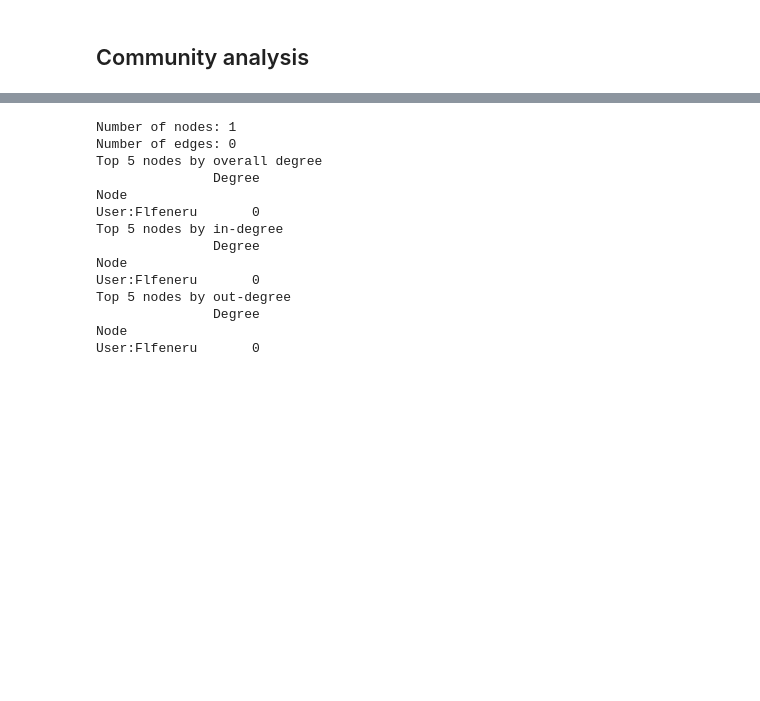
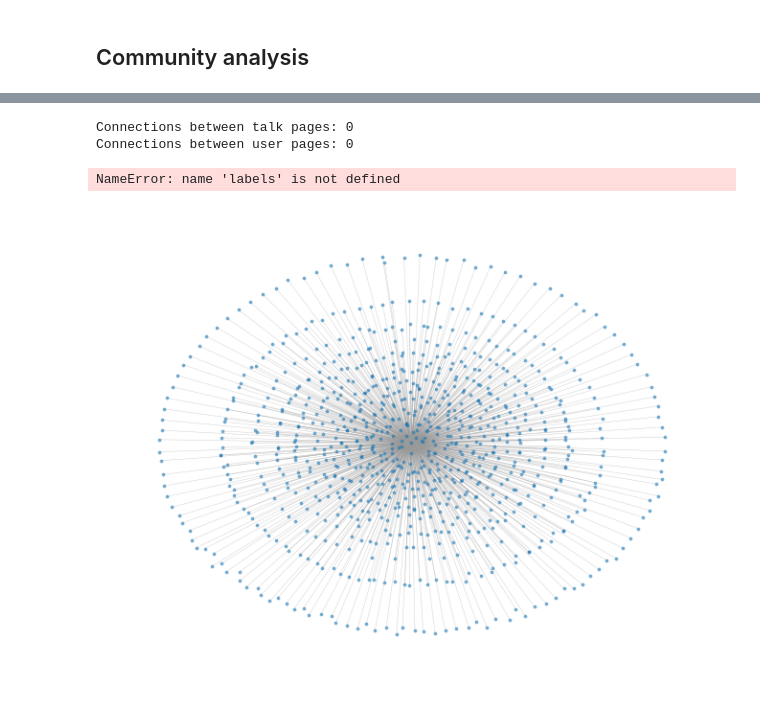
Before and after one commit to andste97/socialgraphs2023f-project, a Jupyter notebook: project/network_analysis.ipynb, the cells around one changed output, grey strips where cells are left out. Saved outputs shown, nothing was run; the diff lists cells and outputs as text; code cells hidden in the pictures; blank space fills up the shorter version.

```diff
--- a/project/network_analysis.ipynb
+++ b/project/network_analysis.ipynb
@@ -327,28 +234,32 @@ User talk:Community Tech bot      88
-# %%
-G_users = graph.subgraph(type_grouping["user"])
-users_c, stats  = basic_stats(G_users, 5)
-print(f"Number of nodes: {users_c.number_of_nodes()}")
-print(f"Number of edges: {users_c.number_of_edges()}")
-print("Top 5 nodes by overall degree")
-print(stats["degree"])
-
-print("Top 5 nodes by in-degree")
-print(stats["in_degree"])
-
-print("Top 5 nodes by out-degree")
-print(stats["out_degree"])
-# %% [output]
-Number of nodes: 1
-Number of edges: 0
-Top 5 nodes by overall degree
-               Degree
-Node
-User:Flfeneru       0
-Top 5 nodes by in-degree
-               Degree
-Node
-User:Flfeneru       0
-Top 5 nodes by out-degree
-               Degree
-Node
-User:Flfeneru       0
+# %%
+G_talks = G_undirected.subgraph(type_grouping["talk"])
+G_users = G_undirected.subgraph(type_grouping["user"])
+print(f"Connections between talk pages: {G_talks.number_of_edges()}")
+print(f"Connections between user pages: {G_users.number_of_edges()}")
+# %% [output]
+Connections between talk pages: 0
+Connections between user pages: 0
+# %%
+talks_sub = nx.Graph()
+
+for page in type_grouping["talk"][:1]:
+    editors = set(G_undirected.neighbors(page))
+    related = {}
+    for user in editors:
+        r_user = G_undirected.neighbors(user)
+        for talk in r_user:
+            if talk != page:
+                if talk in related:
+                    related[talk] += 1
+                else:
+                    related[talk] = 1
+    talks_sub.add_weighted_edges_from([(page, r, related[r]) for r in related])
+# %%
+pos = nx.spring_layout(talks_sub)
+label_pos = {node: (pos[node][0], pos[node][1] + 0.15) for node in talks_sub.nodes}
+nx.draw(talks_sub, pos=pos, node_size=3, edge_color="#999999", width=0.3, alpha=0.5, with_labels=False)
+nx.draw_networkx_labels(talks_sub, pos, labels=labels, font_size=10, font_color='black')
+plt.show()
+# %% [output]
+NameError: name 'labels' is not defined
+[figure, added]
```
Also changed, not shown: parts of 20 cells of this notebook.
